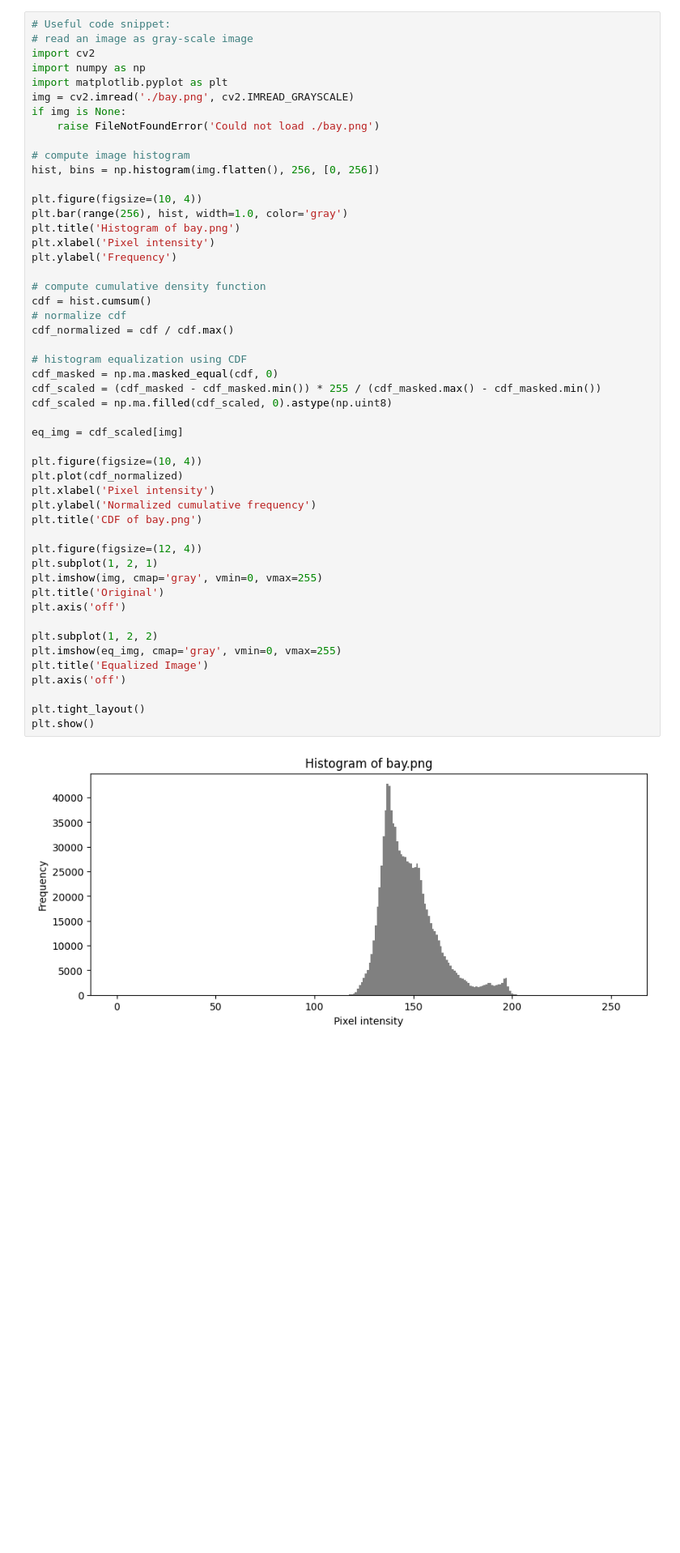
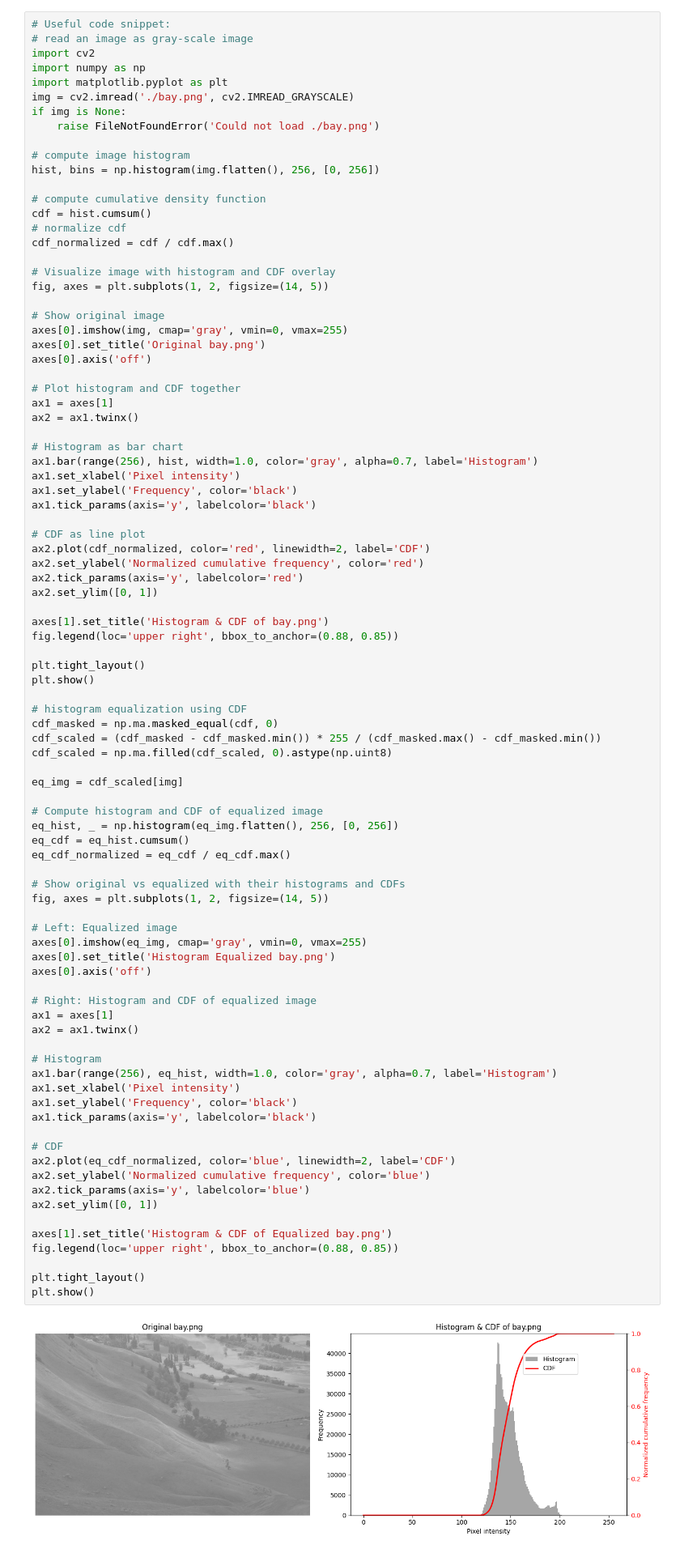
Before and after one commit to gav-ip/CSE185, a Jupyter notebook: lab_3/CSE185-Lab3/lab3.ipynb, the cells around one changed output. Shown at 81% size. Drawn from its saved outputs; the diff is of its cells as text; blank space fills up the shorter version.

```diff
--- a/lab_3/CSE185-Lab3/lab3.ipynb
+++ b/lab_3/CSE185-Lab3/lab3.ipynb
@@ -12,51 +12,90 @@
 # Useful code snippet:
 # read an image as gray-scale image
 import cv2
 import numpy as np
 import matplotlib.pyplot as plt
 img = cv2.imread('./bay.png', cv2.IMREAD_GRAYSCALE)
 if img is None:
     raise FileNotFoundError('Could not load ./bay.png')
 
 # compute image histogram
 hist, bins = np.histogram(img.flatten(), 256, [0, 256])
 
-plt.figure(figsize=(10, 4))
-plt.bar(range(256), hist, width=1.0, color='gray')
-plt.title('Histogram of bay.png')
-plt.xlabel('Pixel intensity')
-plt.ylabel('Frequency')
-
 # compute cumulative density function
 cdf = hist.cumsum()
 # normalize cdf
 cdf_normalized = cdf / cdf.max()
+
+# Visualize image with histogram and CDF overlay
+fig, axes = plt.subplots(1, 2, figsize=(14, 5))
+
+# Show original image
+axes[0].imshow(img, cmap='gray', vmin=0, vmax=255)
+axes[0].set_title('Original bay.png')
+axes[0].axis('off')
+
+# Plot histogram and CDF together
+ax1 = axes[1]
+ax2 = ax1.twinx()
+
+# Histogram as bar chart
+ax1.bar(range(256), hist, width=1.0, color='gray', alpha=0.7, label='Histogram')
+ax1.set_xlabel('Pixel intensity')
+ax1.set_ylabel('Frequency', color='black')
+ax1.tick_params(axis='y', labelcolor='black')
+
+# CDF as line plot
+ax2.plot(cdf_normalized, color='red', linewidth=2, label='CDF')
+ax2.set_ylabel('Normalized cumulative frequency', color='red')
+ax2.tick_params(axis='y', labelcolor='red')
+ax2.set_ylim([0, 1])
+
+axes[1].set_title('Histogram & CDF of bay.png')
+fig.legend(loc='upper right', bbox_to_anchor=(0.88, 0.85))
+
+plt.tight_layout()
+plt.show()
 
 # histogram equalization using CDF
 cdf_masked = np.ma.masked_equal(cdf, 0)
 cdf_scaled = (cdf_masked - cdf_masked.min()) * 255 / (cdf_masked.max() - cdf_masked.min())
 cdf_scaled = np.ma.filled(cdf_scaled, 0).astype(np.uint8)
 
 eq_img = cdf_scaled[img]
 
-plt.figure(figsize=(10, 4))
-plt.plot(cdf_normalized)
-plt.xlabel('Pixel intensity')
-plt.ylabel('Normalized cumulative frequency')
-plt.title('CDF of bay.png')
+# Compute histogram and CDF of equalized image
+eq_hist, _ = np.histogram(eq_img.flatten(), 256, [0, 256])
+eq_cdf = eq_hist.cumsum()
+eq_cdf_normalized = eq_cdf / eq_cdf.max()
 
-plt.figure(figsize=(12, 4))
-plt.subplot(1, 2, 1)
-plt.imshow(img, cmap='gray', vmin=0, vmax=255)
-plt.title('Original')
-plt.axis('off')
+# Show original vs equalized with their histograms and CDFs
+fig, axes = plt.subplots(1, 2, figsize=(14, 5))
 
-plt.subplot(1, 2, 2)
-plt.imshow(eq_img, cmap='gray', vmin=0, vmax=255)
-plt.title('Equalized Image')
-plt.axis('off')
+# Left: Equalized image
+axes[0].imshow(eq_img, cmap='gray', vmin=0, vmax=255)
+axes[0].set_title('Histogram Equalized bay.png')
+axes[0].axis('off')
+
+# Right: Histogram and CDF of equalized image
+ax1 = axes[1]
+ax2 = ax1.twinx()
+
+# Histogram
+ax1.bar(range(256), eq_hist, width=1.0, color='gray', alpha=0.7, label='Histogram')
+ax1.set_xlabel('Pixel intensity')
+ax1.set_ylabel('Frequency', color='black')
+ax1.tick_params(axis='y', labelcolor='black')
+
+# CDF
+ax2.plot(eq_cdf_normalized, color='blue', linewidth=2, label='CDF')
+ax2.set_ylabel('Normalized cumulative frequency', color='blue')
+ax2.tick_params(axis='y', labelcolor='blue')
+ax2.set_ylim([0, 1])
+
+axes[1].set_title('Histogram & CDF of Equalized bay.png')
+fig.legend(loc='upper right', bbox_to_anchor=(0.88, 0.85))
 
 plt.tight_layout()
 plt.show()
 # %% [output]
-[figure, old version]
+[figure, new version]
```
Also changed, not shown: parts of 2 cells of this notebook, 1 other file.
